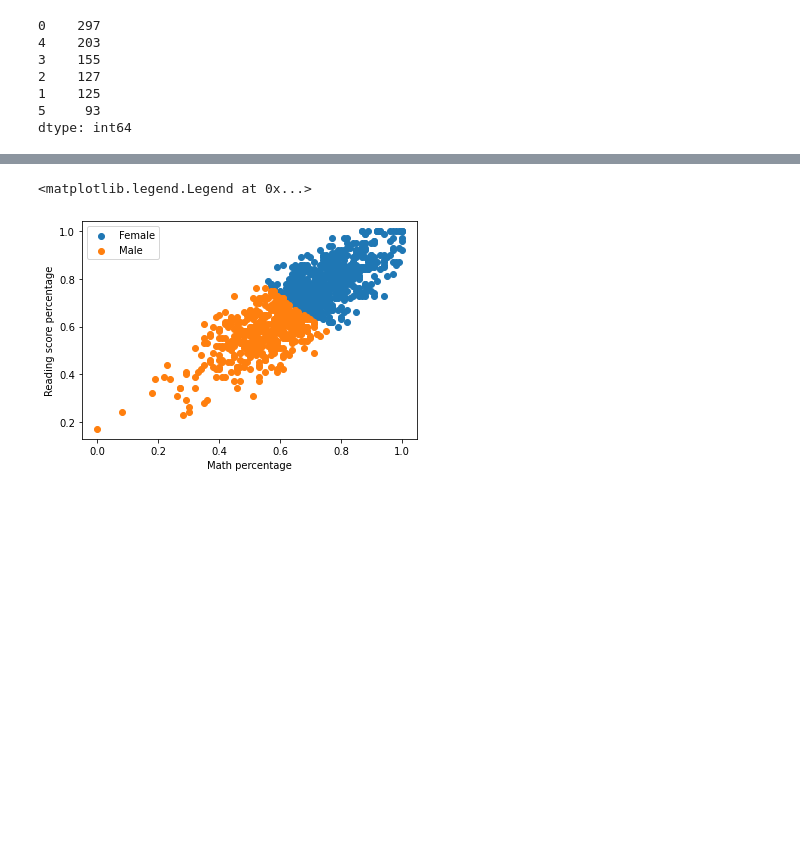
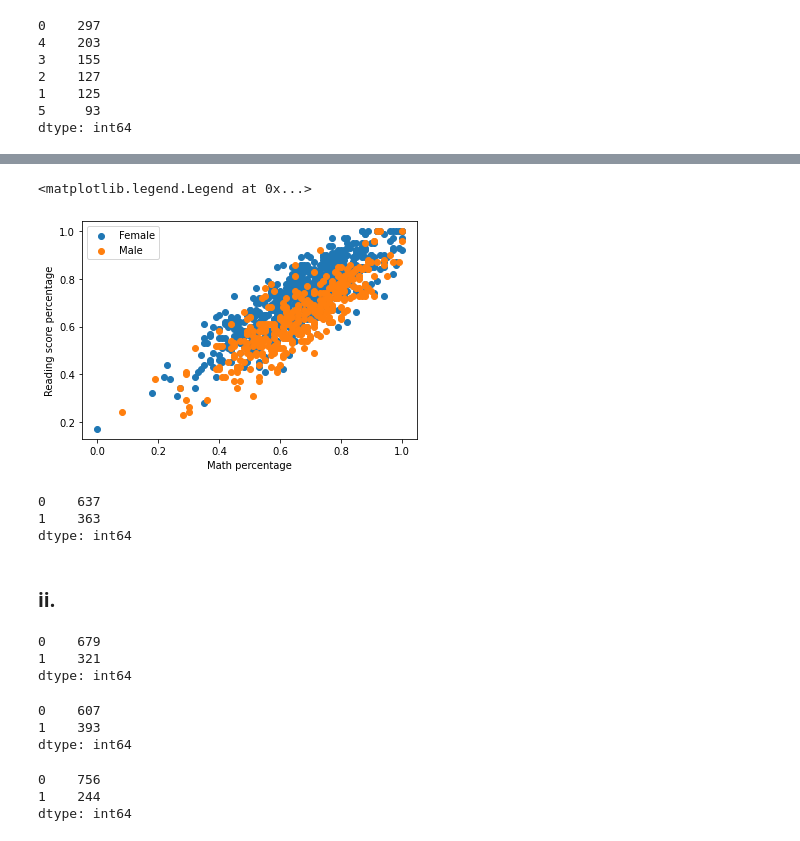
Before and after one commit to Pranaybot/Data_methods_Final_project, a Jupyter notebook: CMSE_381_Project.ipynb, the cells around one changed output, grey strips where cells are left out. Cells and saved outputs as stored; diff of their text form; code cells hidden in the pictures; blank space fills up the shorter version.

Commit message:
Created a comparison of KNN using different neighbors

```diff
--- a/CMSE_381_Project.ipynb
+++ b/CMSE_381_Project.ipynb
@@ -157,0 +134,5 @@ array([0, 0, 0, 1, 0, 0, 0, 1, 1, 1, 1, 1, 0, 0, 1, 0, 0, 1, 1, 1, 0, 0,
+# %%
+X = new_df.iloc[:,:-1]
+y = new_df.iloc[:,-1]
+neigh = KNeighborsClassifier(n_neighbors=6)
+neigh.fit(X, y)
@@ -157,0 +141,3 @@ array([0, 0, 0, 1, 0, 0, 0, 1, 1, 1, 1, 1, 0, 0, 1, 0, 0, 1, 1, 1, 0, 0,
+# %%
+y_predicted = neigh.predict(X)
+y_predicted
@@ -158,7 +162,6 @@ array([0, 0, 0, 1, 0, 0, 0, 1, 1, 1, 1, 1, 0, 0, 1, 0, 0, 1, 1, 1, 0, 0,
 # %%
 new_df2 = new_df
-new_df2 = new_df2.drop(['Dumy*M'], axis=1)
-new_df2['gender'] = y_predicted
+new_df2['cluster'] = y_predicted
 new_df2.head()
 # %% [output]
 |  | math percentage | reading score percentage | writing score percentage | Dumy*bachelor's degree | Dumy*high school | ... |
@@ -168,13 +171,52 @@ new_df2.head()
 | 3 | 0.47 | 0.57 | 0.44 | 0 | 0 | ... |
 | 4 | 0.76 | 0.78 | 0.75 | 0 | 0 | ... |
 # %%
-df1 = new_df2[new_df2.gender == 0]
-df2 = new_df2[new_df2.gender == 1]
+df1 = new_df2[new_df2.cluster == 0]
+df2 = new_df2[new_df2.cluster == 1]
 plt.scatter(df1['math percentage'], df1['reading score percentage'], label = 'Female')
 plt.scatter(df2['math percentage'], df2['reading score percentage'], label = 'Male')
 plt.xlabel('Math percentage')
 plt.ylabel('Reading score percentage')
 plt.legend()
 # %% [output]
 <matplotlib.legend.Legend at 0x...>
-[figure, old version]
+[figure, new version]
+# %%
+label_count2 = pd.Series(y_predicted).value_counts()
+label_count2
+# %% [output]
+0    637
+1    363
+dtype: int64
+# %% [markdown]
+### ii.
+# %%
+neigh2 = KNeighborsClassifier(n_neighbors=2)
+neigh2.fit(X, y)
+y_predicted2 = neigh2.predict(X)
+label_count3 = pd.Series(y_predicted2).value_counts()
+label_count3
+# %% [output]
+0    679
+1    321
+dtype: int64
+# %%
+neigh3 = KNeighborsClassifier(n_neighbors=150)
+neigh3.fit(X, y)
+y_predicted3 = neigh3.predict(X)
+label_count4 = pd.Series(y_predicted3).value_counts()
+label_count4
+# %% [output]
+0    607
+1    393
+dtype: int64
+# %%
+neigh4 = KNeighborsClassifier(n_neighbors=450)
+neigh4.fit(X, y)
+y_predicted4 = neigh4.predict(X)
+label_count5 = pd.Series(y_predicted4).value_counts()
+label_count5
+# %% [output]
+0    756
+1    244
+dtype: int64
```
Also changed, not shown: parts of 10 cells of this notebook.
